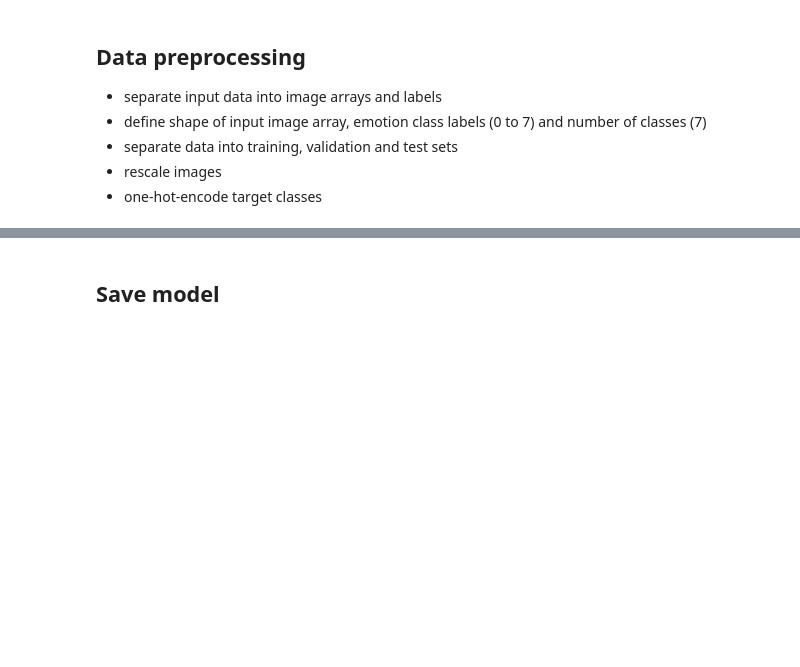
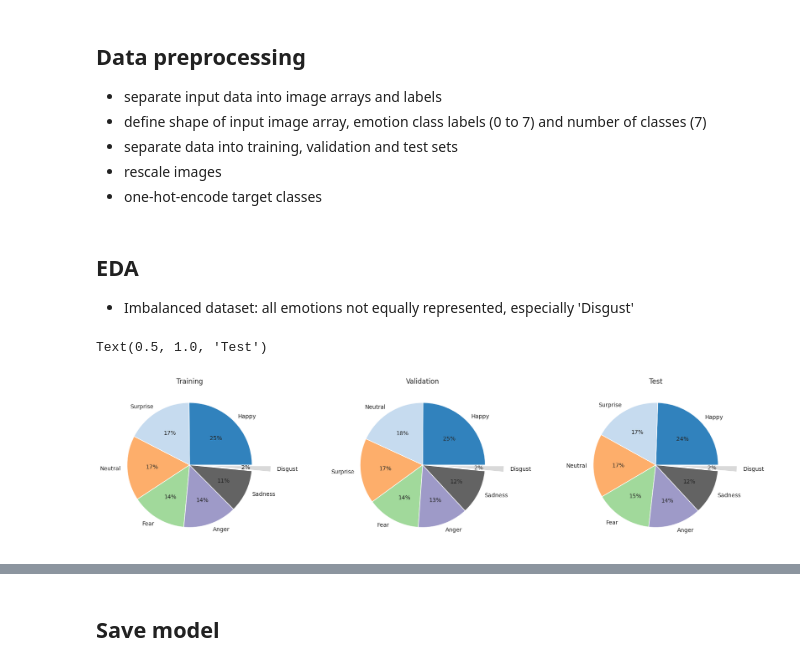
Before and after one commit to abhirup-ghosh/facial-expression-classifier-app, a Jupyter notebook: notebooks/notebook.ipynb, the cells around one changed output, grey strips where cells are left out. Cells and saved outputs as stored; diff of their text form; code cells hidden in the pictures; blank space fills up the shorter version.

```diff
--- a/notebooks/notebook.ipynb
+++ b/notebooks/notebook.ipynb
@@ -79,8 +81,11 @@ def prepare_data(data):
 
     return image_array, image_label
 # %%
+# shape of input image arrays
 input_shape = (48,48,1)
 
+# emotion/class labels and number of classes
 class_labels = ['Anger', 'Disgust', 'Fear', 'Happy', 'Neutral', 'Sadness', "Surprise"]
+class_dict = dict(zip(range(7),class_labels))
 num_classes = len(class_labels)
 # %%
@@ -95,3 +107,25 @@ test_image_array = test_image_array/255.
 y_train_one_hot = tf.keras.utils.to_categorical(train_image_label, num_classes=num_classes)
 y_val_one_hot = tf.keras.utils.to_categorical(val_image_label, num_classes=num_classes)
 y_test_one_hot = tf.keras.utils.to_categorical(test_image_label, num_classes=num_classes)
+# %% [markdown]
+## EDA
+
+* Imbalanced dataset: all emotions not equally represented, especially 'Disgust'
+# %%
+explode = 6*[0] + [0.3]
+cmap = plt.get_cmap('tab20c')
+values = np.linspace(0, 1, 7)
+colors = cmap(values)
+
+fig, axs = plt.subplots(ncols=3, figsize=(21,5))
+
+data[data.Usage == 'Training'].replace(class_dict)['emotion'].value_counts(normalize=True).plot.pie(ax=axs[0], ylabel='', autopct='%.0f%%', explode = explode, colors=colors)
+data[data.Usage == 'PublicTest'].replace(class_dict)['emotion'].value_counts(normalize=True).plot.pie(ax=axs[1], ylabel='', autopct='%.0f%%', explode = explode, colors=colors)
+data[data.Usage == 'PrivateTest'].replace(class_dict)['emotion'].value_counts(normalize=True).plot.pie(ax=axs[2], ylabel='', autopct='%.0f%%', explode = explode, colors=colors)
+
+axs[0].set_title('Training')
+axs[1].set_title('Validation')
+axs[2].set_title('Test')
+# %% [output]
+Text(0.5, 1.0, 'Test')
+[figure, added]
```
Also changed, not shown: parts of 16 cells of this notebook.
